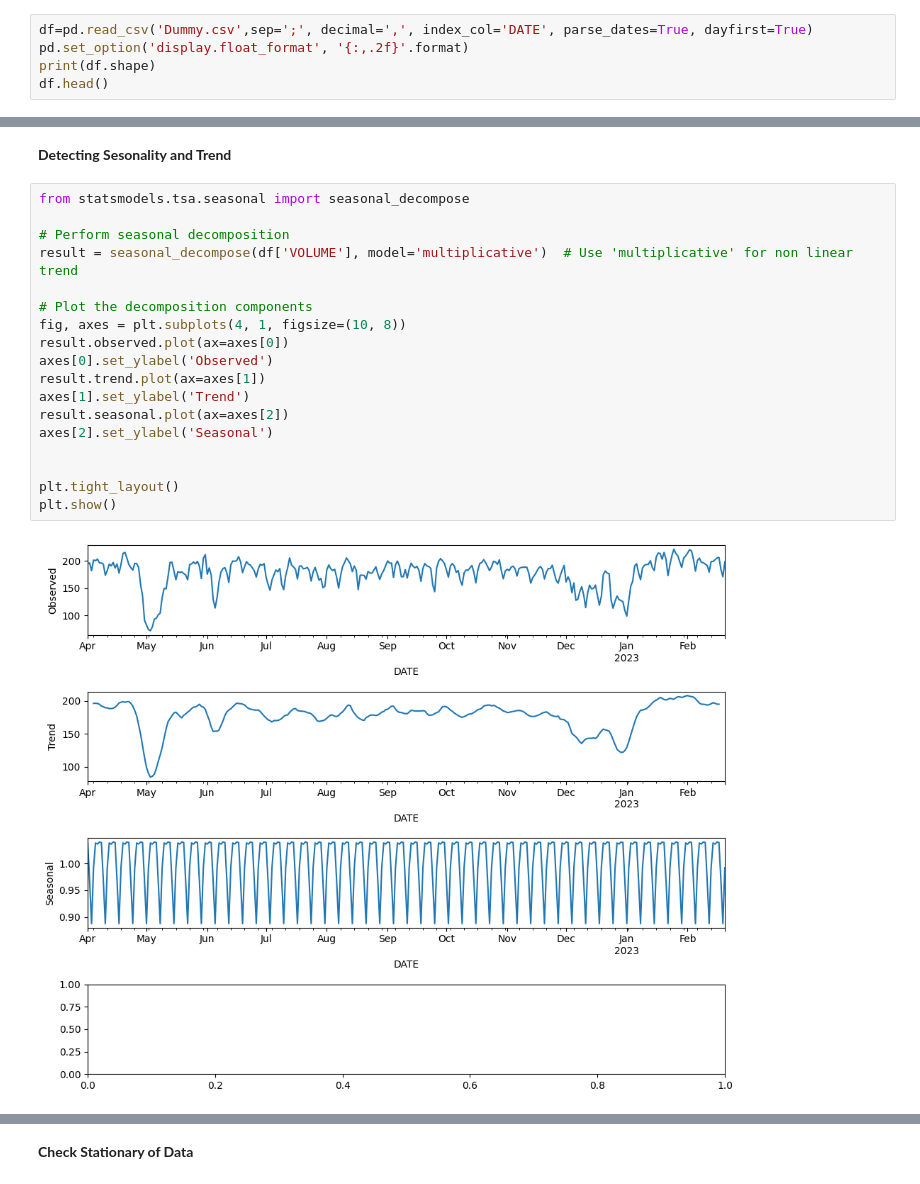
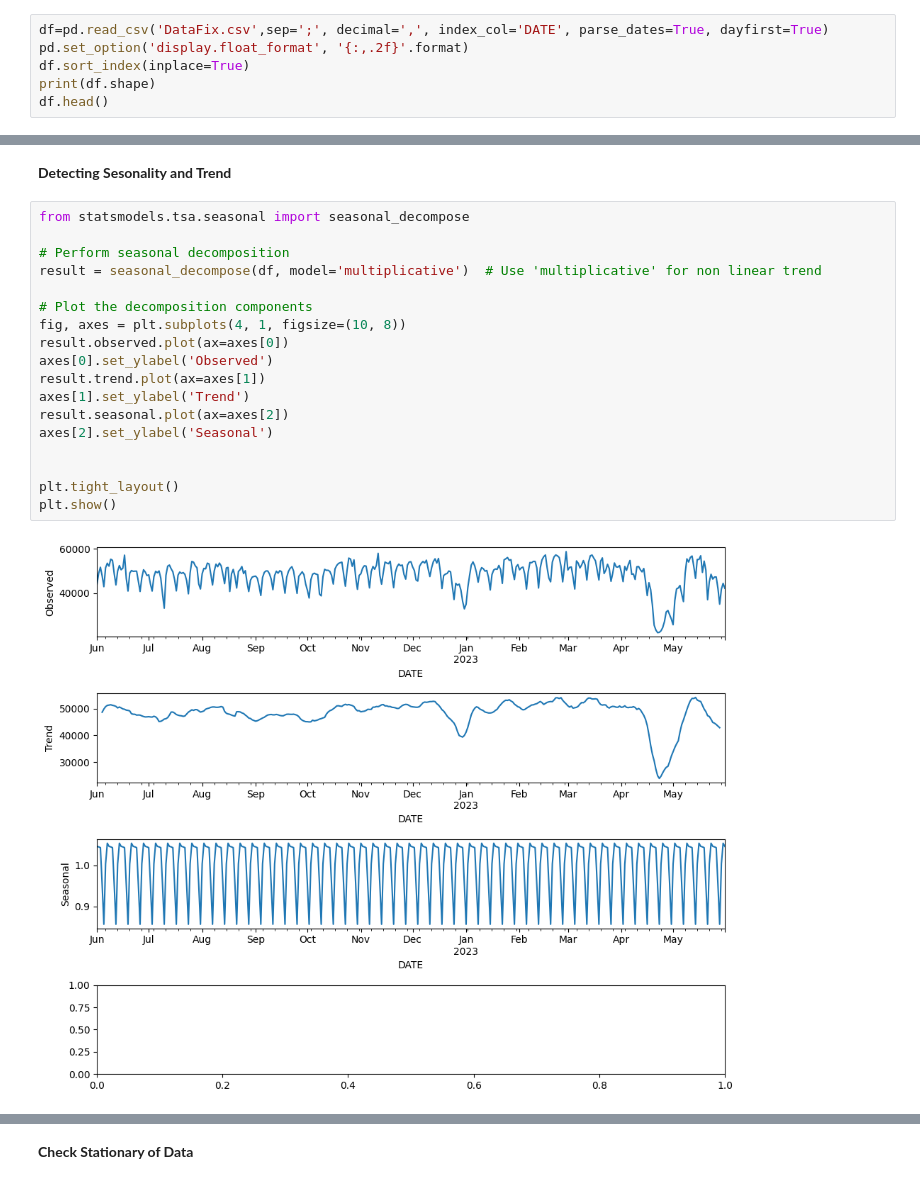
Before and after one commit to RizkiRiyadi/ForecastGasDemandKarawang, a Jupyter notebook: ForecastFix.ipynb, the cells around one changed output, grey strips where cells are left out. Drawn from its saved outputs; the diff is of its cells as text.

```diff
--- a/ForecastFix.ipynb
+++ b/ForecastFix.ipynb
@@ -12,8 +12,9 @@ from scipy.stats import kstest
 from statsmodels.tsa.seasonal import STL
 from scipy import special
 # %%
-df=pd.read_csv('Dummy.csv',sep=';', decimal=',', index_col='DATE', parse_dates=True, dayfirst=True)
+df=pd.read_csv('DataFix.csv',sep=';', decimal=',', index_col='DATE', parse_dates=True, dayfirst=True)
 pd.set_option('display.float_format', '{:,.2f}'.format)
+df.sort_index(inplace=True)
 print(df.shape)
 df.head()
 # %% [output]
@@ -35,20 +36,20 @@ df.plot(y='VOLUME')
 # %%
 from statsmodels.tsa.seasonal import seasonal_decompose
 
 # Perform seasonal decomposition
-result = seasonal_decompose(df['VOLUME'], model='multiplicative')  # Use 'multiplicative' for non linear trend
+result = seasonal_decompose(df, model='multiplicative')  # Use 'multiplicative' for non linear trend
 
 # Plot the decomposition components
 fig, axes = plt.subplots(4, 1, figsize=(10, 8))
 result.observed.plot(ax=axes[0])
 axes[0].set_ylabel('Observed')
 result.trend.plot(ax=axes[1])
 axes[1].set_ylabel('Trend')
 result.seasonal.plot(ax=axes[2])
 axes[2].set_ylabel('Seasonal')
 
 
 plt.tight_layout()
 plt.show()
 # %% [output]
-[figure, old version]
+[figure, new version]
```
Also changed, not shown: parts of 34 cells of this notebook, 2 other files.
